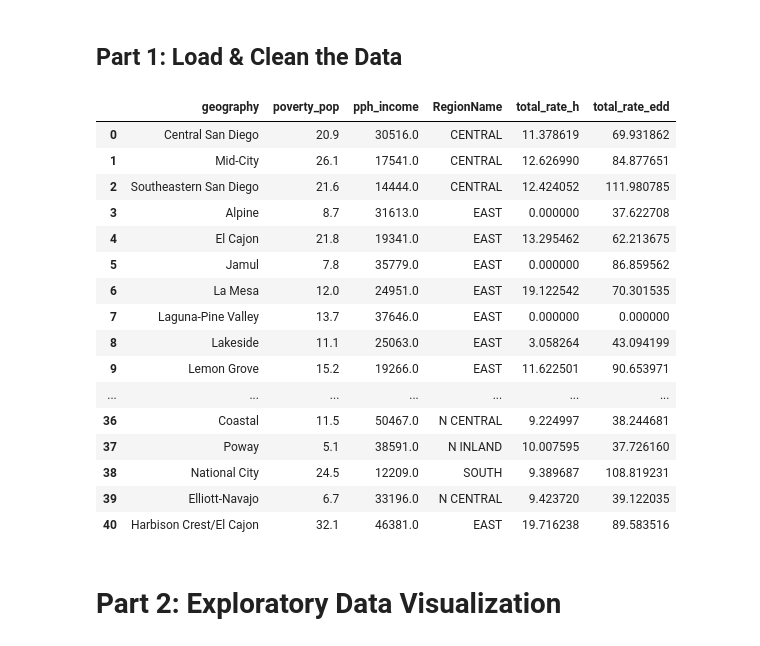
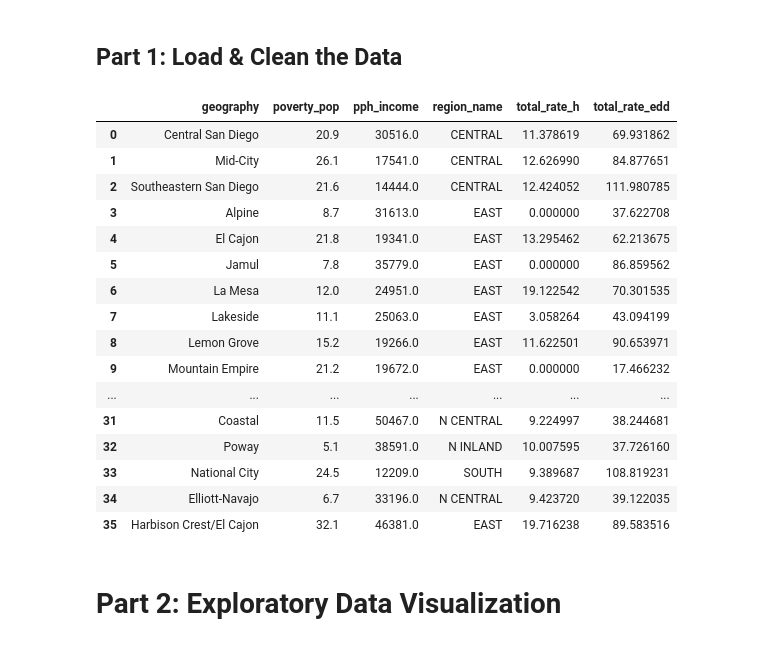
Before and after one commit to TomDonoghue/Pr_052, a Jupyter notebook: Capstone_Project.ipynb, the cells around one changed output. Cells and saved outputs as stored; diff of their text form; code cells hidden in the pictures.

```diff
--- a/Capstone_Project.ipynb
+++ b/Capstone_Project.ipynb
@@ -69,8 +69,8 @@ df_edd_mean = df_edd_mean.rename(columns={ 'Total_Rate' : 'total_rate_edd'})
 # Merge flu case, poverty, and median income data into one Dataframe
 df = df_median_income.merge(df_h_mean.merge(df_edd_mean, how='left', on=['Geography', 'RegionName']), how='right', on='Geography')
 df = df_p_mean.merge(df, how='right', on='Geography')
-df.rename(columns={'Geography': 'geography', 0: 'total_cases', 'Population below 100% federal poverty level (FPL)' : \
-                   'poverty_pop'}, inplace=True)
+df.rename(columns={'Geography': 'geography', 'RegionName' : 'region_name',  'Population below 100% federal poverty level (FPL)' \
+                   : 'poverty_pop'}, inplace=True)
 
 # For separate years
 # Merge hospital data and poverty data into one Dataframe
@@ -86,10 +86,14 @@ df.set_value(37, 'poverty_pop', 5.1)
 df.set_value(36, 'poverty_pop', 11.5)
 df.dropna(inplace=True)
 # %%
+# Clean the dataset incase of missing values to avoid skewing
+df = df[(df['total_rate_h'] != 0) | (df['total_rate_edd'] != 0)]
+df = df.reset_index(drop=True)
+
 # Display the combined dataset for the mean rate over years
 df
 # %% [output]
-|  | geography | poverty_pop | pph_income | RegionName | total_rate_h | total_rate_edd |
+|  | geography | poverty_pop | pph_income | region_name | total_rate_h | total_rate_edd |
 | 0 | Central San Diego | 20.9 | 30516.0 | CENTRAL | 11.378619 | 69.931862 |
 | 1 | Mid-City | 26.1 | 17541.0 | CENTRAL | 12.626990 | 84.877651 |
 | 2 | Southeastern San Diego | 21.6 | 14444.0 | CENTRAL | 12.424052 | 111.980785 |
@@ -97,15 +101,15 @@ df
 | 4 | El Cajon | 21.8 | 19341.0 | EAST | 13.295462 | 62.213675 |
 | 5 | Jamul | 7.8 | 35779.0 | EAST | 0.000000 | 86.859562 |
 | 6 | La Mesa | 12.0 | 24951.0 | EAST | 19.122542 | 70.301535 |
-| 7 | Laguna-Pine Valley | 13.7 | 37646.0 | EAST | 0.000000 | 0.000000 |
-| 8 | Lakeside | 11.1 | 25063.0 | EAST | 3.058264 | 43.094199 |
-| 9 | Lemon Grove | 15.2 | 19266.0 | EAST | 11.622501 | 90.653971 |
+| 7 | Lakeside | 11.1 | 25063.0 | EAST | 3.058264 | 43.094199 |
+| 8 | Lemon Grove | 15.2 | 19266.0 | EAST | 11.622501 | 90.653971 |
+| 9 | Mountain Empire | 21.2 | 19672.0 | EAST | 0.000000 | 17.466232 |
 | ... | ... | ... | ... | ... | ... | ... |
-| 36 | Coastal | 11.5 | 50467.0 | N CENTRAL | 9.224997 | 38.244681 |
-| 37 | Poway | 5.1 | 38591.0 | N INLAND | 10.007595 | 37.726160 |
-| 38 | National City | 24.5 | 12209.0 | SOUTH | 9.389687 | 108.819231 |
-| 39 | Elliott-Navajo | 6.7 | 33196.0 | N CENTRAL | 9.423720 | 39.122035 |
-| 40 | Harbison Crest/El Cajon | 32.1 | 46381.0 | EAST | 19.716238 | 89.583516 |
+| 31 | Coastal | 11.5 | 50467.0 | N CENTRAL | 9.224997 | 38.244681 |
+| 32 | Poway | 5.1 | 38591.0 | N INLAND | 10.007595 | 37.726160 |
+| 33 | National City | 24.5 | 12209.0 | SOUTH | 9.389687 | 108.819231 |
+| 34 | Elliott-Navajo | 6.7 | 33196.0 | N CENTRAL | 9.423720 | 39.122035 |
+| 35 | Harbison Crest/El Cajon | 32.1 | 46381.0 | EAST | 19.716238 | 89.583516 |
 # %% [markdown]
 # Part 2: Exploratory Data Visualization
 # %%
```
Also changed, not shown: parts of 6 cells of this notebook.
